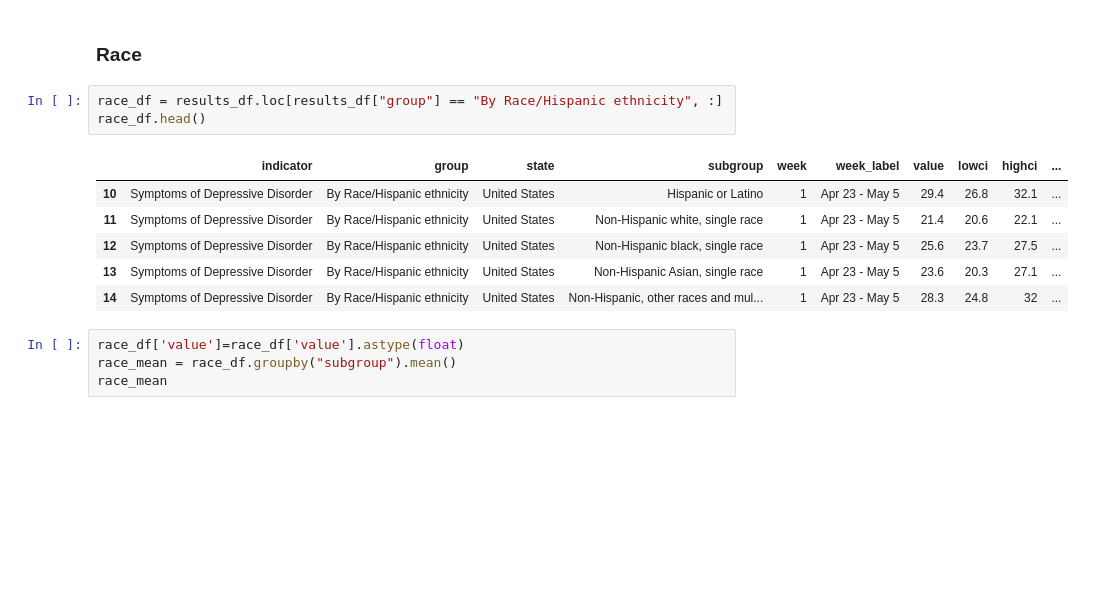
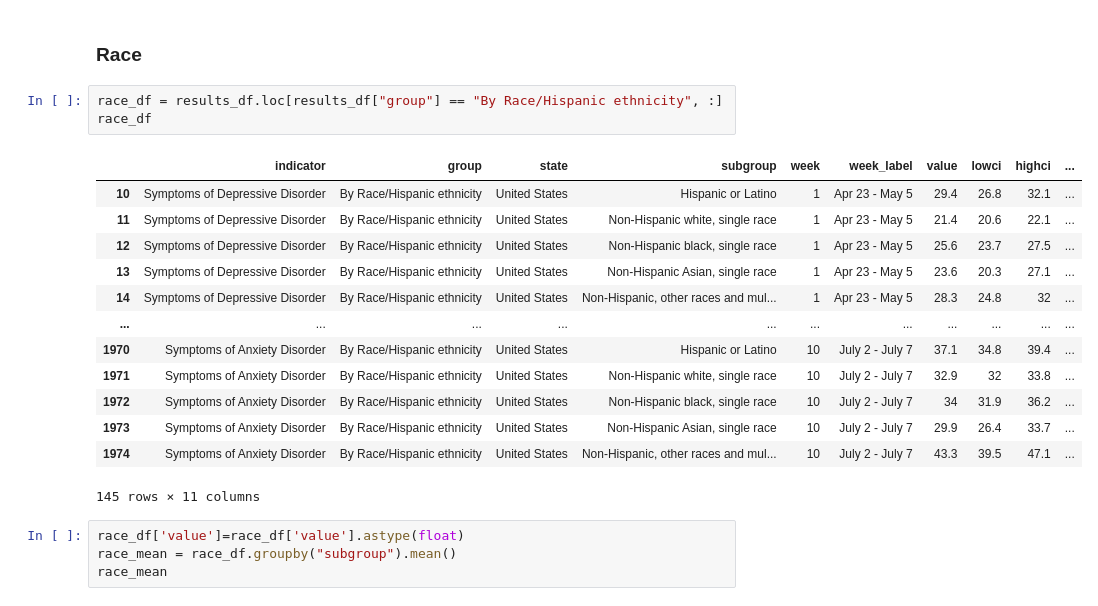
Before and after one commit to d-hires/Pandemic-Warriors-Project-1, a Jupyter notebook: Race.ipynb, the cells around one changed output. Drawn from its saved outputs; the diff is of its cells as text; blank space fills up the shorter version.

```diff
--- a/Race.ipynb
+++ b/Race.ipynb
@@ -38,14 +38,21 @@ WARNING:root:Requests made without an app_token will be subject to strict thrott
 ### Race
 # %%
 race_df = results_df.loc[results_df["group"] == "By Race/Hispanic ethnicity", :]
-race_df.head()
+race_df
 # %% [output]
 |  | indicator | group | state | subgroup | week | week_label | value | lowci | highci | ... |
 | 10 | Symptoms of Depressive Disorder | By Race/Hispanic ethnicity | United States | Hispanic or Latino | 1 | Apr 23 - May 5 | 29.4 | 26.8 | 32.1 | ... |
 | 11 | Symptoms of Depressive Disorder | By Race/Hispanic ethnicity | United States | Non-Hispanic white, single race | 1 | Apr 23 - May 5 | 21.4 | 20.6 | 22.1 | ... |
 | 12 | Symptoms of Depressive Disorder | By Race/Hispanic ethnicity | United States | Non-Hispanic black, single race | 1 | Apr 23 - May 5 | 25.6 | 23.7 | 27.5 | ... |
 | 13 | Symptoms of Depressive Disorder | By Race/Hispanic ethnicity | United States | Non-Hispanic Asian, single race | 1 | Apr 23 - May 5 | 23.6 | 20.3 | 27.1 | ... |
 | 14 | Symptoms of Depressive Disorder | By Race/Hispanic ethnicity | United States | Non-Hispanic, other races and mul... | 1 | Apr 23 - May 5 | 28.3 | 24.8 | 32 | ... |
+| ... | ... | ... | ... | ... | ... | ... | ... | ... | ... | ... |
+| 1970 | Symptoms of Anxiety Disorder | By Race/Hispanic ethnicity | United States | Hispanic or Latino | 10 | July 2 - July 7 | 37.1 | 34.8 | 39.4 | ... |
+| 1971 | Symptoms of Anxiety Disorder | By Race/Hispanic ethnicity | United States | Non-Hispanic white, single race | 10 | July 2 - July 7 | 32.9 | 32 | 33.8 | ... |
+| 1972 | Symptoms of Anxiety Disorder | By Race/Hispanic ethnicity | United States | Non-Hispanic black, single race | 10 | July 2 - July 7 | 34 | 31.9 | 36.2 | ... |
+| 1973 | Symptoms of Anxiety Disorder | By Race/Hispanic ethnicity | United States | Non-Hispanic Asian, single race | 10 | July 2 - July 7 | 29.9 | 26.4 | 33.7 | ... |
+| 1974 | Symptoms of Anxiety Disorder | By Race/Hispanic ethnicity | United States | Non-Hispanic, other races and mul... | 10 | July 2 - July 7 | 43.3 | 39.5 | 47.1 | ... |
+145 rows × 11 columns
 # %%
 race_df['value']=race_df['value'].astype(float)
 race_mean = race_df.groupby("subgroup").mean()
```
Also changed, not shown: parts of 4 cells of this notebook.
